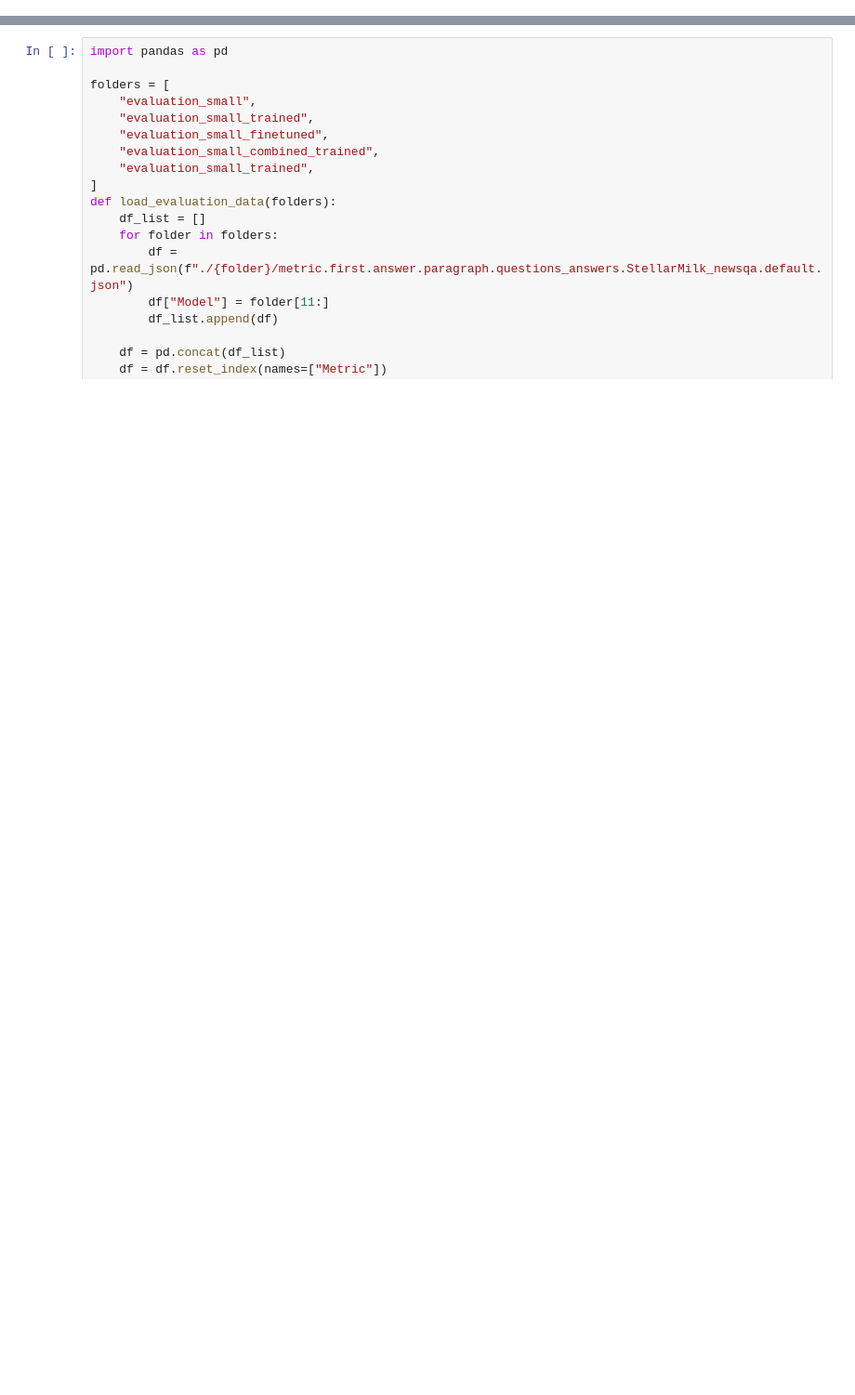
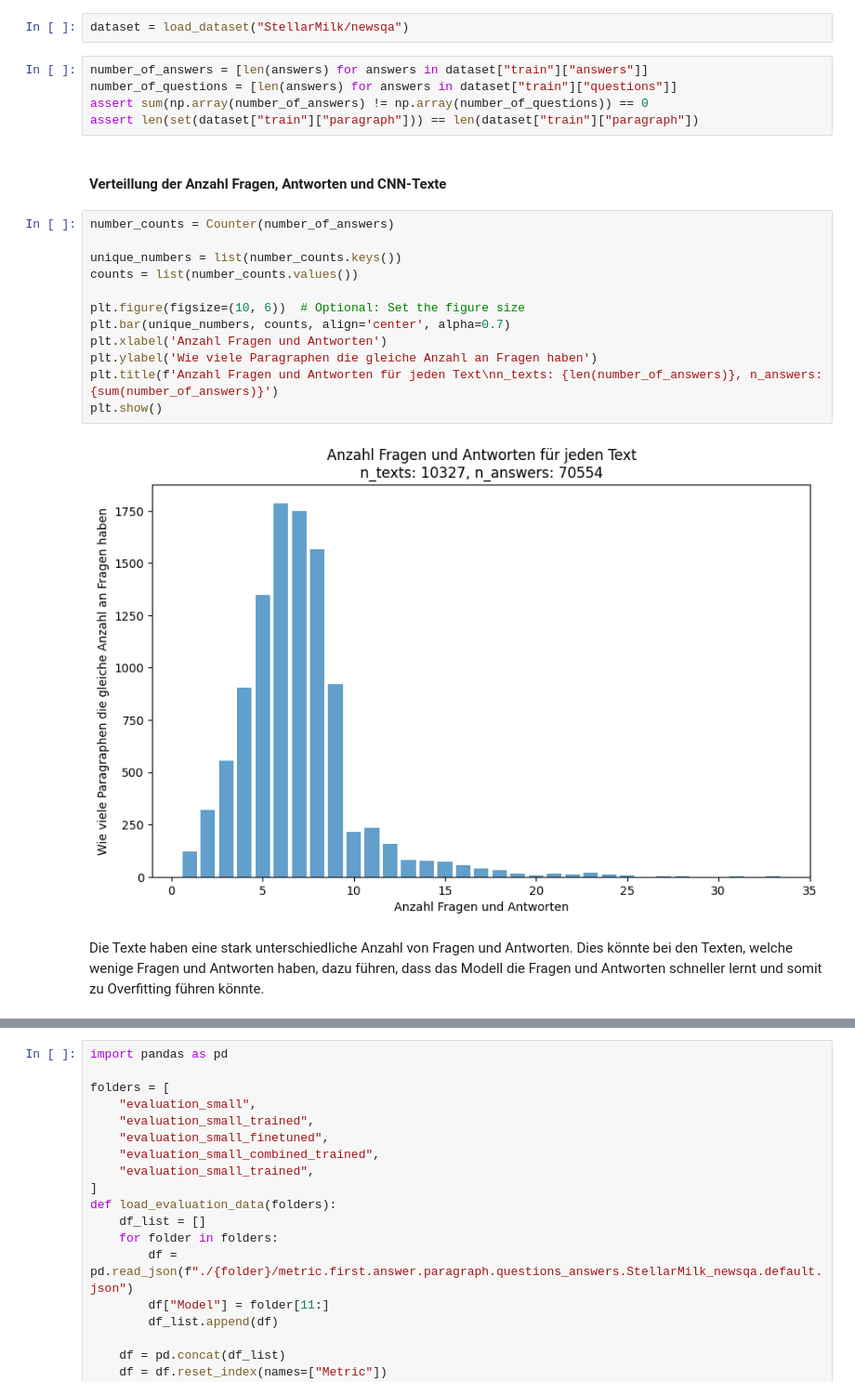
Before and after one commit to swiggy123/npr_mc2, a Jupyter notebook: report.ipynb, the cells around one changed output, grey strips where cells are left out. Shown at 93% size. Cells and saved outputs as stored; diff of their text form; blank space fills up the shorter version.

Commit message:
Manually copied stuff from main into 5-evaluate-the-models

```diff
--- a/report.ipynb
+++ b/report.ipynb
@@ -54,0 +145,25 @@ Es wurden die Small und Base Varianten untersucht. Diese haben folgende Paramete
+# %%
+dataset = load_dataset("StellarMilk/newsqa")
+# %%
+number_of_answers = [len(answers) for answers in dataset["train"]["answers"]]
+number_of_questions = [len(answers) for answers in dataset["train"]["questions"]]
+assert sum(np.array(number_of_answers) != np.array(number_of_questions)) == 0
+assert len(set(dataset["train"]["paragraph"])) == len(dataset["train"]["paragraph"])
+# %% [markdown]
+#### Verteillung der Anzahl Fragen, Antworten und CNN-Texte
+# %%
+number_counts = Counter(number_of_answers)
+
+unique_numbers = list(number_counts.keys())
+counts = list(number_counts.values())
+
+plt.figure(figsize=(10, 6))  # Optional: Set the figure size
+plt.bar(unique_numbers, counts, align='center', alpha=0.7)
+plt.xlabel('Anzahl Fragen und Antworten')
+plt.ylabel('Wie viele Paragraphen die gleiche Anzahl an Fragen haben')
+plt.title(f'Anzahl Fragen und Antworten für jeden Text\nn_texts: {len(number_of_answers)}, n_answers: {sum(number_of_answers)}')
+plt.show()
+# %% [output]
+[figure, added]
+# %% [markdown]
+Die Texte haben eine stark unterschiedliche Anzahl von Fragen und Antworten. Dies könnte bei den Texten, welche wenige Fragen und Antworten haben, dazu führen, dass das Modell die Fragen und Antworten schneller lernt und somit zu Overfitting führen könnte.
```
Also changed, not shown: parts of 34 cells of this notebook.
